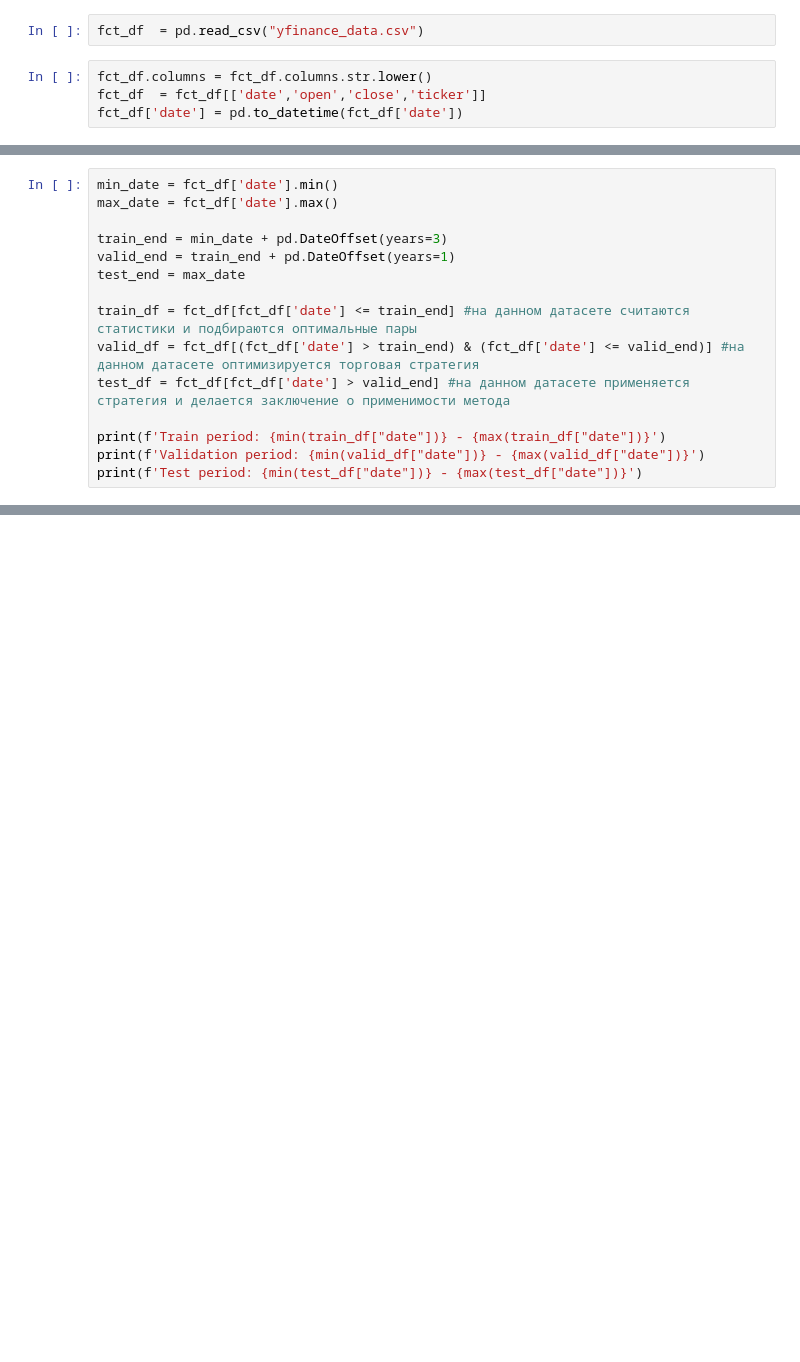
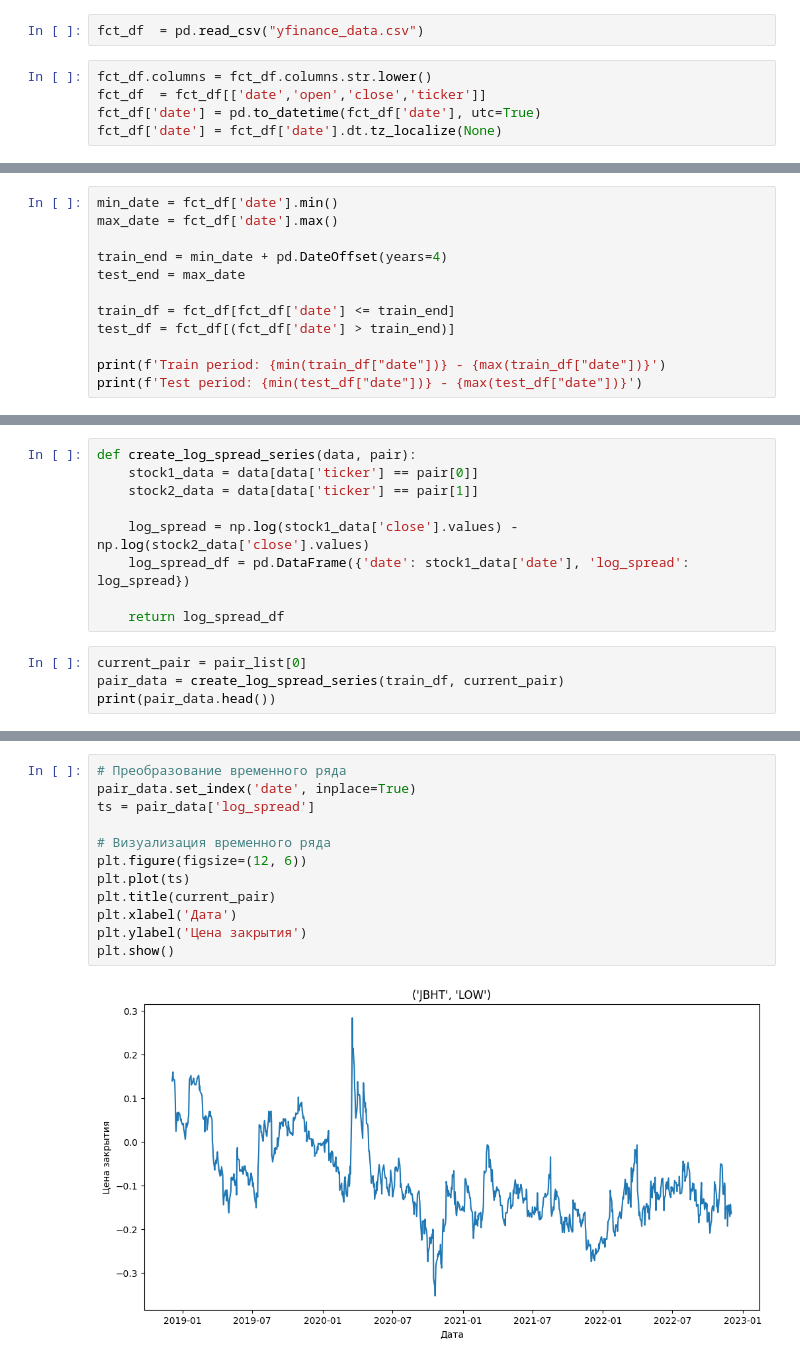
Before and after one commit to sergandri/PairTradingProject, a Jupyter notebook: timeseries_frc.ipynb, the cells around one changed output, grey strips where cells are left out. Drawn from its saved outputs; the diff is of its cells as text; blank space fills up the shorter version.

```diff
--- a/timeseries_frc.ipynb
+++ b/timeseries_frc.ipynb
@@ -33,4 +50,5 @@ fct_df  = pd.read_csv("yfinance_data.csv")
 # %%
 fct_df.columns = fct_df.columns.str.lower()
 fct_df  = fct_df[['date','open','close','ticker']]
-fct_df['date'] = pd.to_datetime(fct_df['date'])
+fct_df['date'] = pd.to_datetime(fct_df['date'], utc=True)
+fct_df['date'] = fct_df['date'].dt.tz_localize(None)
@@ -44,15 +56,12 @@ See the caveats in the documentation: https://pandas.pydata.org/pandas-docs/stab
 min_date = fct_df['date'].min()
 max_date = fct_df['date'].max()
 
-train_end = min_date + pd.DateOffset(years=3)
-valid_end = train_end + pd.DateOffset(years=1)
+train_end = min_date + pd.DateOffset(years=4)
 test_end = max_date
 
-train_df = fct_df[fct_df['date'] <= train_end] #на данном датасете считаются статистики и подбираются оптимальные пары
-valid_df = fct_df[(fct_df['date'] > train_end) & (fct_df['date'] <= valid_end)] #на данном датасете оптимизируется торговая стратегия
-test_df = fct_df[fct_df['date'] > valid_end] #на данном датасете применяется стратегия и делается заключение о применимости метода
+train_df = fct_df[fct_df['date'] <= train_end]
+test_df = fct_df[(fct_df['date'] > train_end)]
 
 print(f'Train period: {min(train_df["date"])} - {max(train_df["date"])}')
-print(f'Validation period: {min(valid_df["date"])} - {max(valid_df["date"])}')
 print(f'Test period: {min(test_df["date"])} - {max(test_df["date"])}')
 # %% [output]
@@ -127,0 +70,13 @@ RuntimeError: input.size(-1) must be equal to input_size. Expected 1, got 5
+# %%
+def create_log_spread_series(data, pair):
+    stock1_data = data[data['ticker'] == pair[0]]
+    stock2_data = data[data['ticker'] == pair[1]]
+
+    log_spread = np.log(stock1_data['close'].values) - np.log(stock2_data['close'].values)
+    log_spread_df = pd.DataFrame({'date': stock1_data['date'], 'log_spread': log_spread})
+
+    return log_spread_df
+# %%
+current_pair = pair_list[0]
+pair_data = create_log_spread_series(train_df, current_pair)
+print(pair_data.head())
@@ -127,0 +90,14 @@ RuntimeError: input.size(-1) must be equal to input_size. Expected 1, got 5
+# %%
+# Преобразование временного ряда
+pair_data.set_index('date', inplace=True)
+ts = pair_data['log_spread']
+
+# Визуализация временного ряда
+plt.figure(figsize=(12, 6))
+plt.plot(ts)
+plt.title(current_pair)
+plt.xlabel('Дата')
+plt.ylabel('Цена закрытия')
+plt.show()
+# %% [output]
+[figure, added]
```
Also changed, not shown: parts of 19 cells of this notebook.
